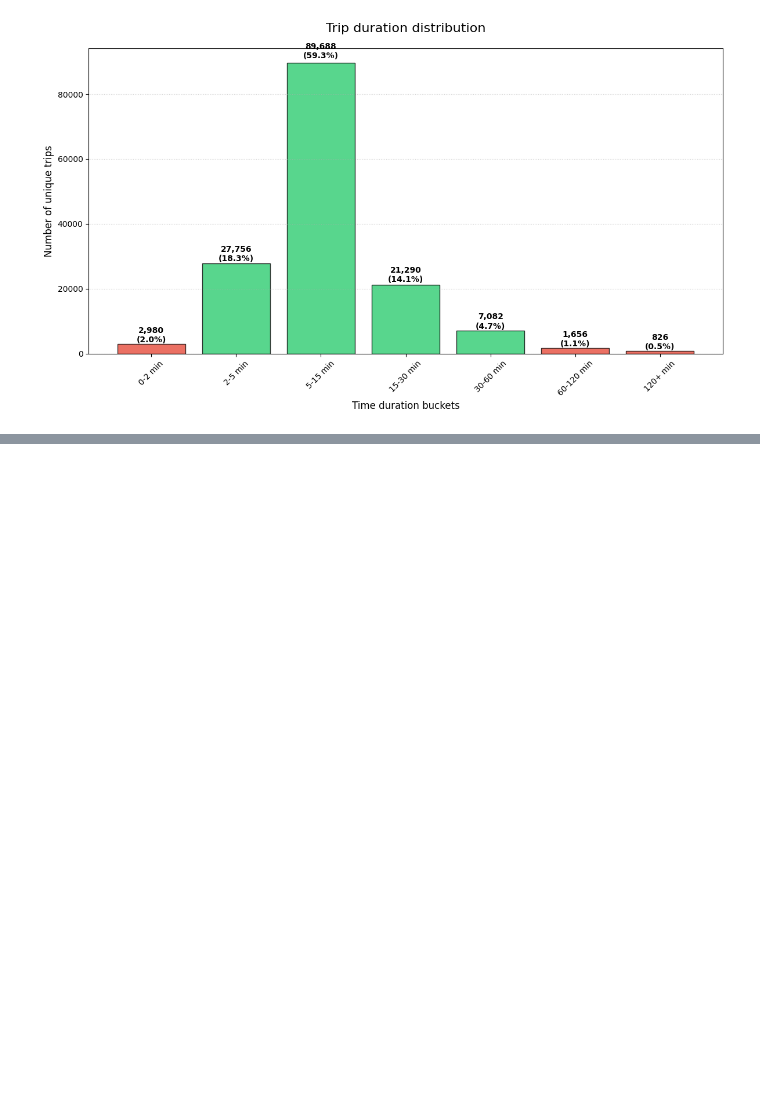
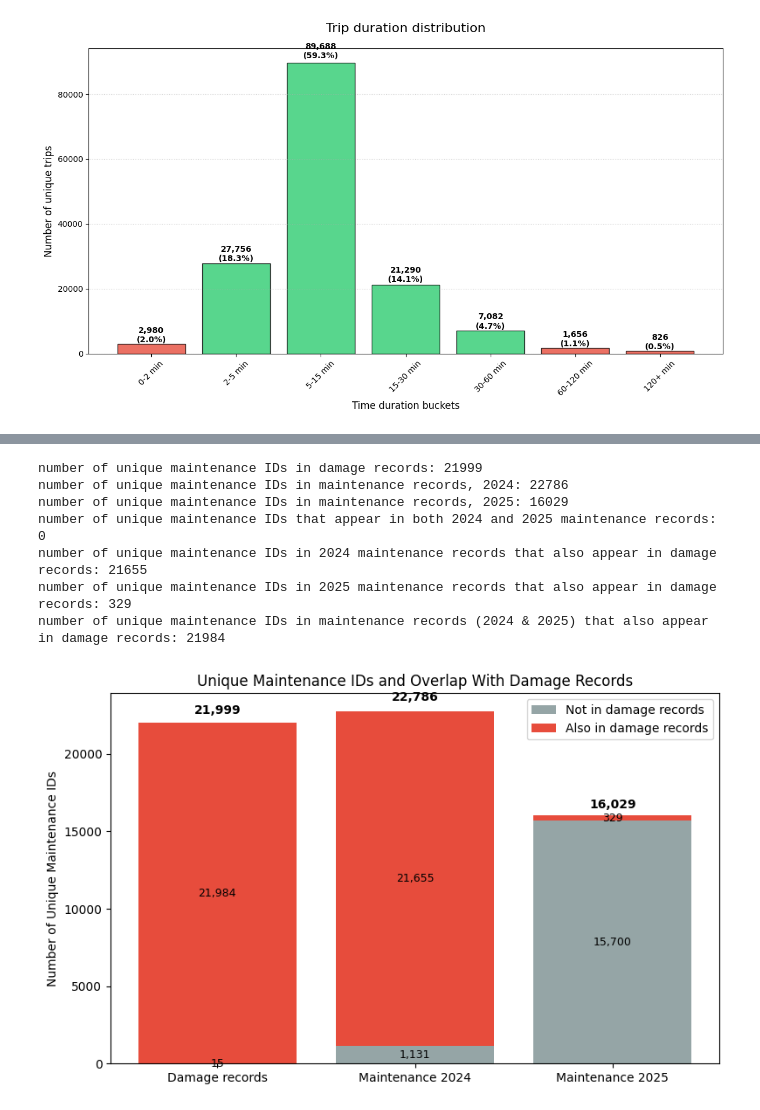
Before and after one commit to EECS-NTNU/FOMOsim, a Jupyter notebook: policies/sjovik_sund/US_data/extract_trip_data.ipynb, the cells around one changed output, grey strips where cells are left out. Saved outputs shown, nothing was run; the diff lists cells and outputs as text; code cells hidden in the pictures; blank space fills up the shorter version.

```diff
--- a/policies/sjovik_sund/US_data/extract_trip_data.ipynb
+++ b/policies/sjovik_sund/US_data/extract_trip_data.ipynb
@@ -268,0 +1014,71 @@ Long trips (over 90 minutes): 1301 unique trips
+# %%
+import matplotlib.pyplot as plt
+
+total_2024_damages = len(asset_damage_2024)
+unique_maintenance_id_damage = asset_damage_2024['asset_maintenance_id'].unique()
+print(f'number of unique maintenance IDs in damage records: {len(unique_maintenance_id_damage)}')
+
+unique_maintenance_id_maintenance_2024 = asset_maintenance_2024['asset_maintenance_id'].unique()
+print(f'number of unique maintenance IDs in maintenance records, 2024: {len(unique_maintenance_id_maintenance_2024)}')
+unique_maintenance_id_maintenance_2025 = asset_maintenance_2025['asset_maintenance_id'].unique()
+print(f'number of unique maintenance IDs in maintenance records, 2025: {len(unique_maintenance_id_maintenance_2025)}')
+
+both_2024_and_2025 = set(unique_maintenance_id_maintenance_2024) & set(unique_maintenance_id_maintenance_2025)
+print(f'number of unique maintenance IDs that appear in both 2024 and 2025 maintenance records: {len(both_2024_and_2025)}')
+
+total_overlapping_ids_damage_maintenance_2024 = set(unique_maintenance_id_maintenance_2024) & set(unique_maintenance_id_damage)
+print(f'number of unique maintenance IDs in 2024 maintenance records that also appear in damage records: {len(total_overlapping_ids_damage_maintenance_2024)}')
+total_overlapping_ids_damage_maintenance_2025 = set(unique_maintenance_id_maintenance_2025) & set(unique_maintenance_id_damage)
+print(f'number of unique maintenance IDs in 2025 maintenance records that also appear in damage records: {len(total_overlapping_ids_damage_maintenance_2025)}')
+
+total_unique_maintenance_id_maintenance = set(unique_maintenance_id_maintenance_2024) & set(unique_maintenance_id_damage) | set(unique_maintenance_id_maintenance_2025) & set(unique_maintenance_id_damage)
+
+print(f'number of unique maintenance IDs in maintenance records (2024 & 2025) that also appear in damage records: {len(total_unique_maintenance_id_maintenance)}')
+
+# Stacked bar chart showing overlap with damage records
+labels = ['Damage records', 'Maintenance 2024', 'Maintenance 2025']
+bar_1 = len(set(unique_maintenance_id_damage) - set(total_unique_maintenance_id_maintenance))
+bar_1_overlap = len(total_unique_maintenance_id_maintenance)
+bar_2 = len(unique_maintenance_id_maintenance_2024)
+bar_2_overlap = len(total_overlapping_ids_damage_maintenance_2024)
+bar_3 = len(unique_maintenance_id_maintenance_2025)
+bar_3_overlap = len(total_overlapping_ids_damage_maintenance_2025)
+
+bar_2_non_overlap = bar_2 - bar_2_overlap
+bar_3_non_overlap = bar_3 - bar_3_overlap
+
+non_overlap_values = [bar_1, bar_2_non_overlap, bar_3_non_overlap]
+overlap_values = [bar_1_overlap, bar_2_overlap, bar_3_overlap]
+
+x = range(len(labels))
+
+plt.figure(figsize=(8, 5))
+bar_base = plt.bar(x, non_overlap_values, label='Not in damage records', color='#95a5a6')
+bar_overlap = plt.bar(x, overlap_values, bottom=non_overlap_values, label='Also in damage records', color='#e74c3c')
+
+# Segment labels and totals on top
+for idx in x:
+    base = non_overlap_values[idx]
+    overlap = overlap_values[idx]
+    total = base + overlap
+    if base > 0:
+        plt.text(idx, base / 2, f'{base:,}', ha='center', va='center', fontsize=9)
+    if overlap > 0:
+        plt.text(idx, base + overlap / 2, f'{overlap:,}', ha='center', va='center', fontsize=9)
+    plt.text(idx, total + max(total * 0.02, 1), f'{total:,}', ha='center', va='bottom', fontsize=10, fontweight='bold')
+
+plt.xticks(x, labels)
+plt.ylabel('Number of Unique Maintenance IDs')
+plt.title('Unique Maintenance IDs and Overlap With Damage Records')
+plt.legend()
+plt.tight_layout()
+plt.show()
+# %% [output]
+number of unique maintenance IDs in damage records: 21999
+number of unique maintenance IDs in maintenance records, 2024: 22786
+number of unique maintenance IDs in maintenance records, 2025: 16029
+number of unique maintenance IDs that appear in both 2024 and 2025 maintenance records: 0
+number of unique maintenance IDs in 2024 maintenance records that also appear in damage records: 21655
+number of unique maintenance IDs in 2025 maintenance records that also appear in damage records: 329
+number of unique maintenance IDs in maintenance records (2024 & 2025) that also appear in damage records: 21984
+[figure, added]
```
Also changed, not shown: parts of 56 cells of this notebook.
